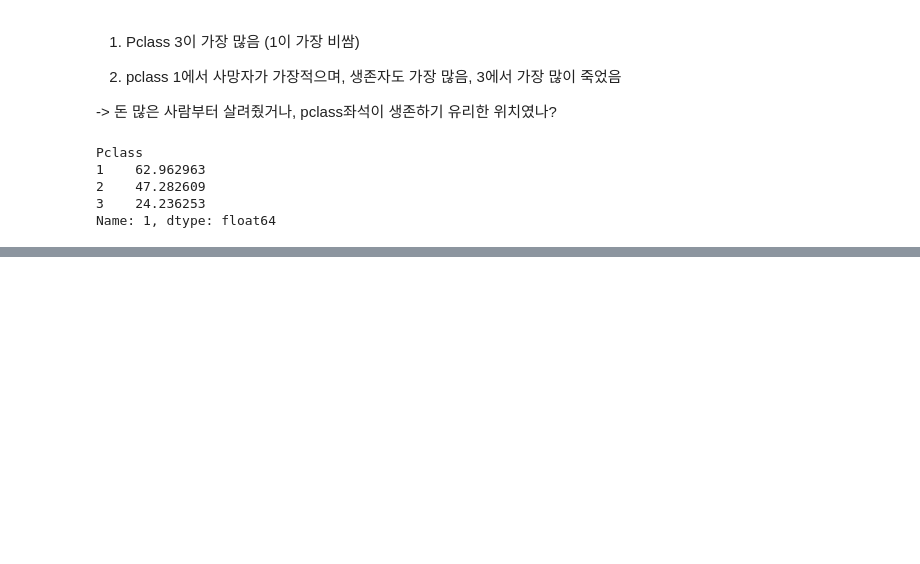
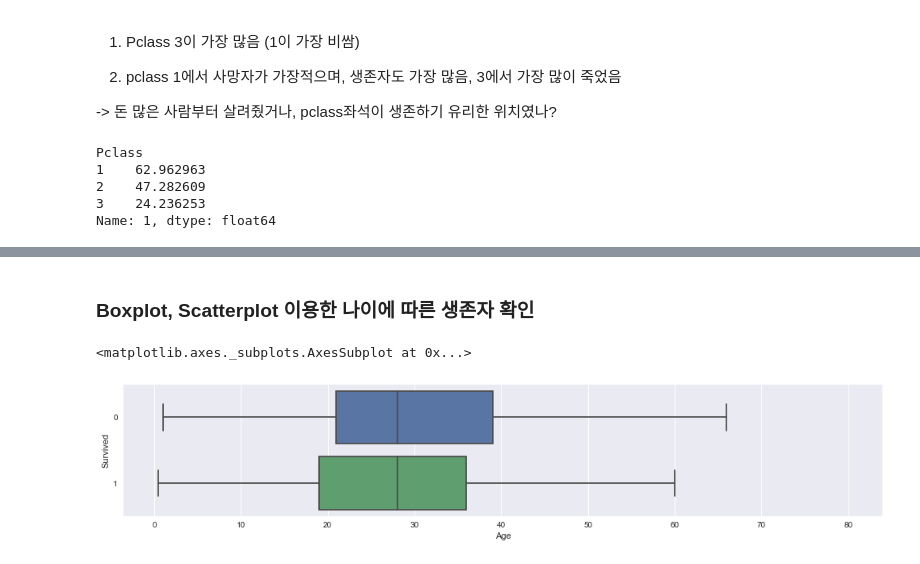
Before and after one commit to choihana/Kaggle, a Jupyter notebook: Titanic.ipynb, the cells around one changed output, grey strips where cells are left out. Saved outputs shown, nothing was run; the diff lists cells and outputs as text; code cells hidden in the pictures; blank space fills up the shorter version.

```diff
--- a/Titanic.ipynb
+++ b/Titanic.ipynb
@@ -100,0 +133,11 @@ Name: 1, dtype: float64
+# %% [markdown]
+### Boxplot, Scatterplot 이용한 나이에 따른 생존자 확인
+# %%
+plt.figure(figsize=(15,3))
+
+# 1. Boxplot
+# orient 바꿔주는것이 중요
+sns.boxplot(data=train, x='Age', y='Survived',orient='h',fliersize=0)
+# %% [output]
+<matplotlib.axes._subplots.AxesSubplot at 0x...>
+[figure, added]
```
Also changed, not shown: parts of 13 cells of this notebook.
